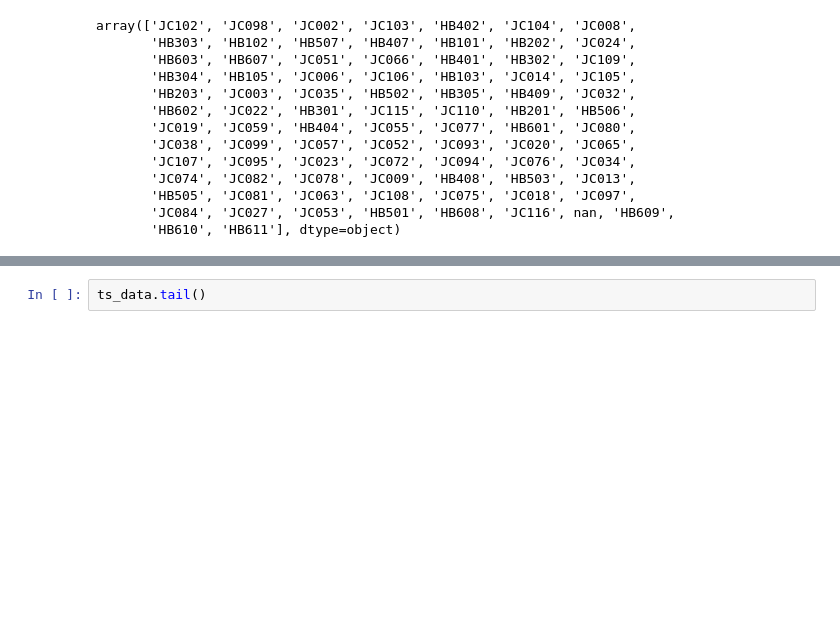
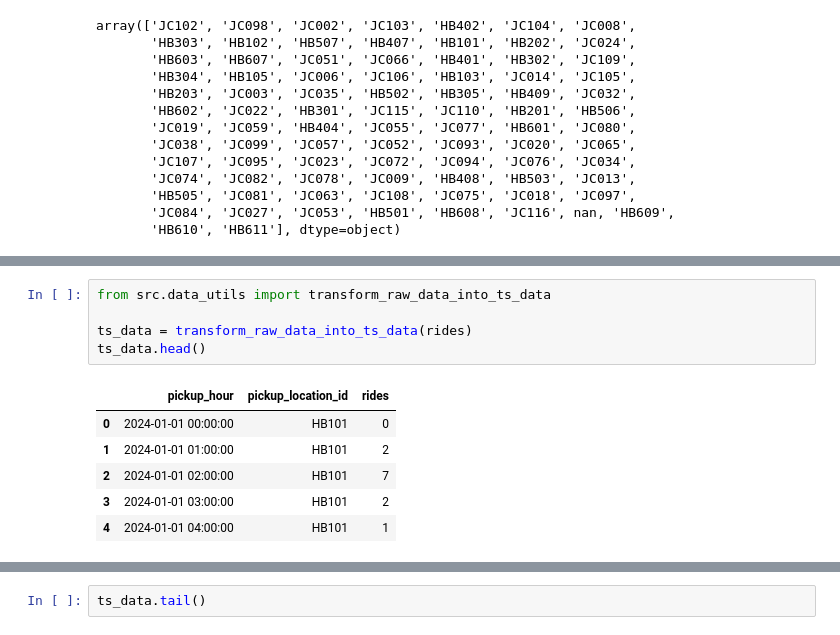
Before and after one commit to vamsisaigarapati/citibike_ride_prediction, a Jupyter notebook: notebooks/05_transform_raw_data_into_features_and_targets.ipynb, the cells around one changed output, grey strips where cells are left out. Saved outputs shown, nothing was run; the diff lists cells and outputs as text; blank space fills up the shorter version.

```diff
--- a/notebooks/05_transform_raw_data_into_features_and_targets.ipynb
+++ b/notebooks/05_transform_raw_data_into_features_and_targets.ipynb
@@ -191,3 +191,15 @@ rides
+# %%
+from src.data_utils import transform_raw_data_into_ts_data
+
+ts_data = transform_raw_data_into_ts_data(rides)
+ts_data.head()
+# %% [output]
+|  | pickup_hour | pickup_location_id | rides |
+| 0 | 2024-01-01 00:00:00 | HB101 | 0 |
+| 1 | 2024-01-01 01:00:00 | HB101 | 2 |
+| 2 | 2024-01-01 02:00:00 | HB101 | 7 |
+| 3 | 2024-01-01 03:00:00 | HB101 | 2 |
+| 4 | 2024-01-01 04:00:00 | HB101 | 1 |
 # %%
 from src.data_utils import transform_raw_data_into_ts_data
 
```
Also changed, not shown: parts of 2 cells of this notebook, 2 other files.
